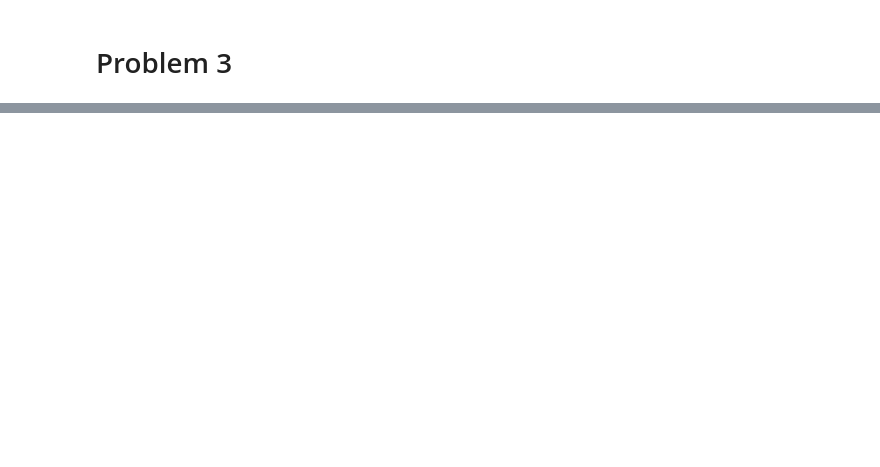
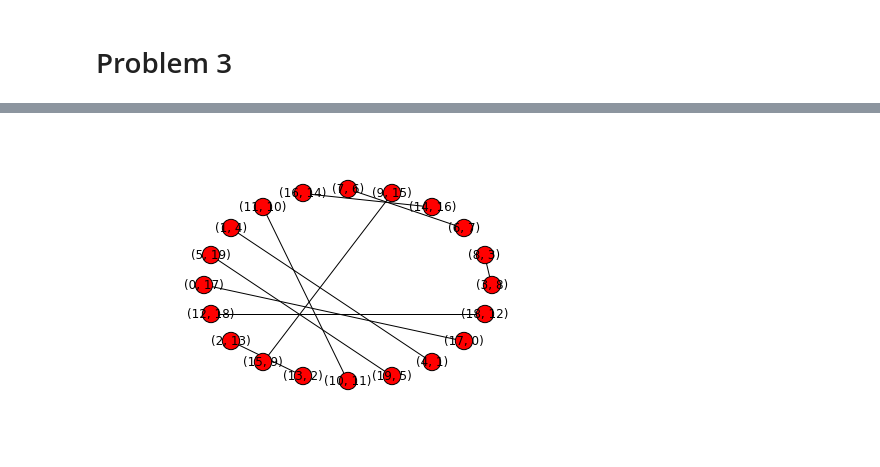
Before and after one commit to Aelphy/skoltech, a Jupyter notebook: term2/optimization_methods/Assignment3/hw3.ipynb, the cells around one changed output, grey strips where cells are left out. Saved outputs shown, nothing was run; the diff lists cells and outputs as text; code cells hidden in the pictures; blank space fills up the shorter version.

Commit message:
ml problemset

```diff
--- a/term2/optimization_methods/Assignment3/hw3.ipynb
+++ b/term2/optimization_methods/Assignment3/hw3.ipynb
@@ -360,0 +223,84 @@ plt.matshow(C.value)
+# %%
+import numpy as np
+import cvxpy
+import networkx as nx
+%matplotlib inline
+
+def generate_preferences(n, seed = 26, make_bool = False):
+    np.random.seed(seed)
+
+    if make_bool:
+        preferences = np.random.randint(2, size=(n, n))
+    else:
+        preferences = np.random.random((n, n))
+
+    preferences = (preferences + preferences.T) / 2
+    np.fill_diagonal(preferences, -100)
+
+    return preferences
+
+
+def generate_graph(matrix):
+    G = nx.Graph()
+
+    for i in range(matrix.shape[0]):
+        for j in range(matrix.shape[1]):
+            if matrix[i, j] > 10e-7:
+                G.add_node((i, j))
+
+    for node1 in G.nodes():
+        for node2 in G.nodes():
+            if node1 != node2 and (node1[0] == node2[0] or
+                                   node1[1] == node2[0] or
+                                   node1[0] == node2[1] or
+                                   node1[1] == node2[1]):
+                G.add_edge(node1, node2)
+
+    return G
+
+
+def draw(matrix):
+    nx.draw_circular(generate_graph(matrix), with_labels = True)
+
+
+def solve(n, cuts = [], make_integer = False, make_bool = False):
+    if make_integer:
+        C = cvxpy.Bool(n, n)
+    else:
+        C = cvxpy.Variable(n, n)
+
+    preferences = generate_preferences(n, make_bool = make_bool)
+
+    constraints = []
+
+    constraints.append(C >= 0)
+    constraints.append(C <= 1)
+
+    for cut in cuts:
+        constraint = C[cut[0][0], cut[0][1]]
+
+        for i in range(1, len(cut)):
+            constraint += C[cut[i][0], cut[i][1]]
+
+        constraints.append(constraint <= len(cuts) / 2)
+
+    for i in range(n):
+        constraints.append(cvxpy.sum_entries(C[i, :]) == 1)
+        constraints.append(cvxpy.sum_entries(C[:, i]) == 1)
+
+        for j in range(n):
+            constraints.append(C[i, j] == C[j, i])
+
+    objective = cvxpy.Maximize(cvxpy.trace(C * preferences.T))
+
+    solution = cvxpy.Problem(objective, constraints)
+    solution.solve(solver = 'GUROBI')
+
+    return (solution.value, C.value)
+
+n = 20
+integer_value, integer_conf = solve(n, make_integer = True)
+print('Optimal value is: {0}'.format(integer_value))
+print('c = \n{0}'.format(integer_conf))
+draw(integer_conf)
+# %% [output]
@@ -360,0 +324 @@ plt.matshow(C.value)
+[figure, added]
```
Also changed, not shown: parts of 13 cells of this notebook, 32 other files.
